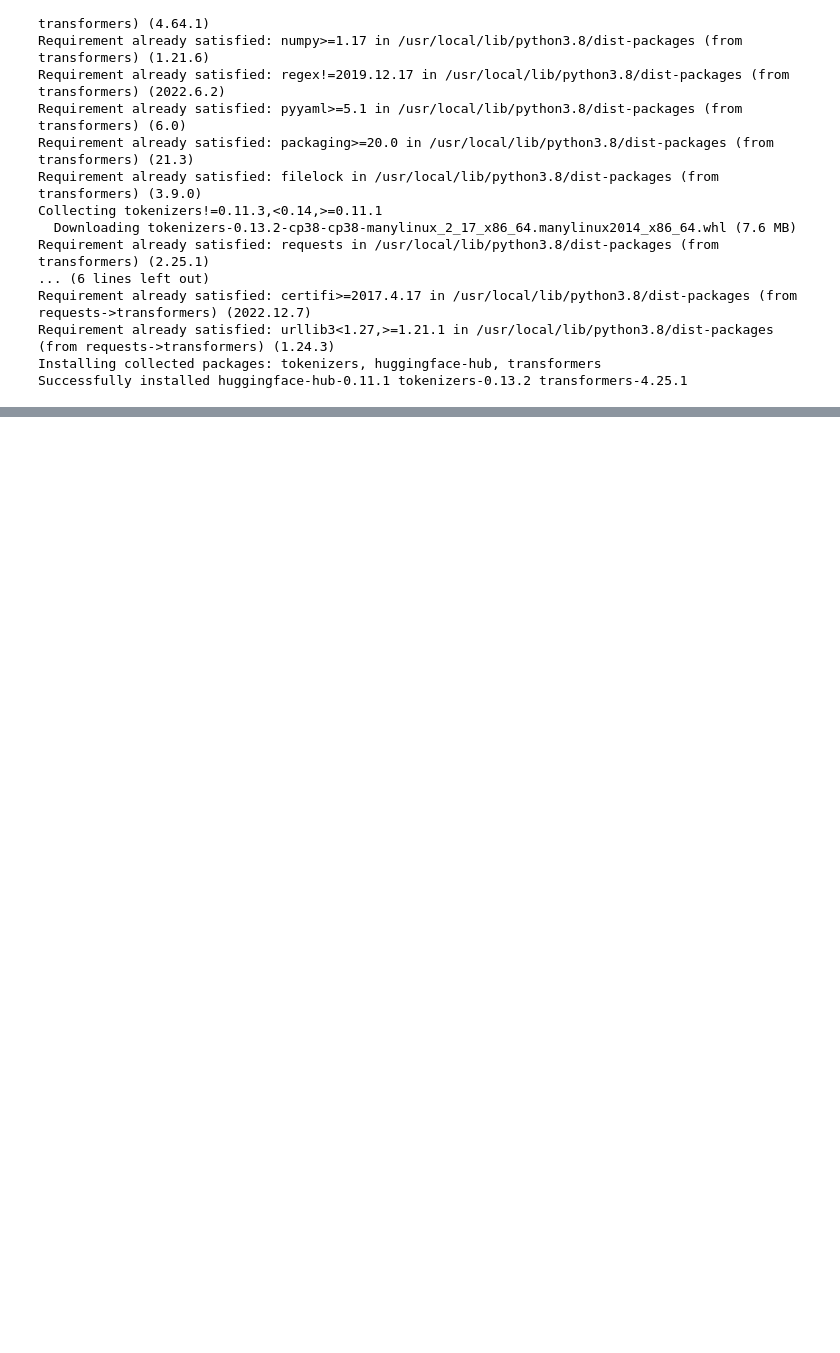
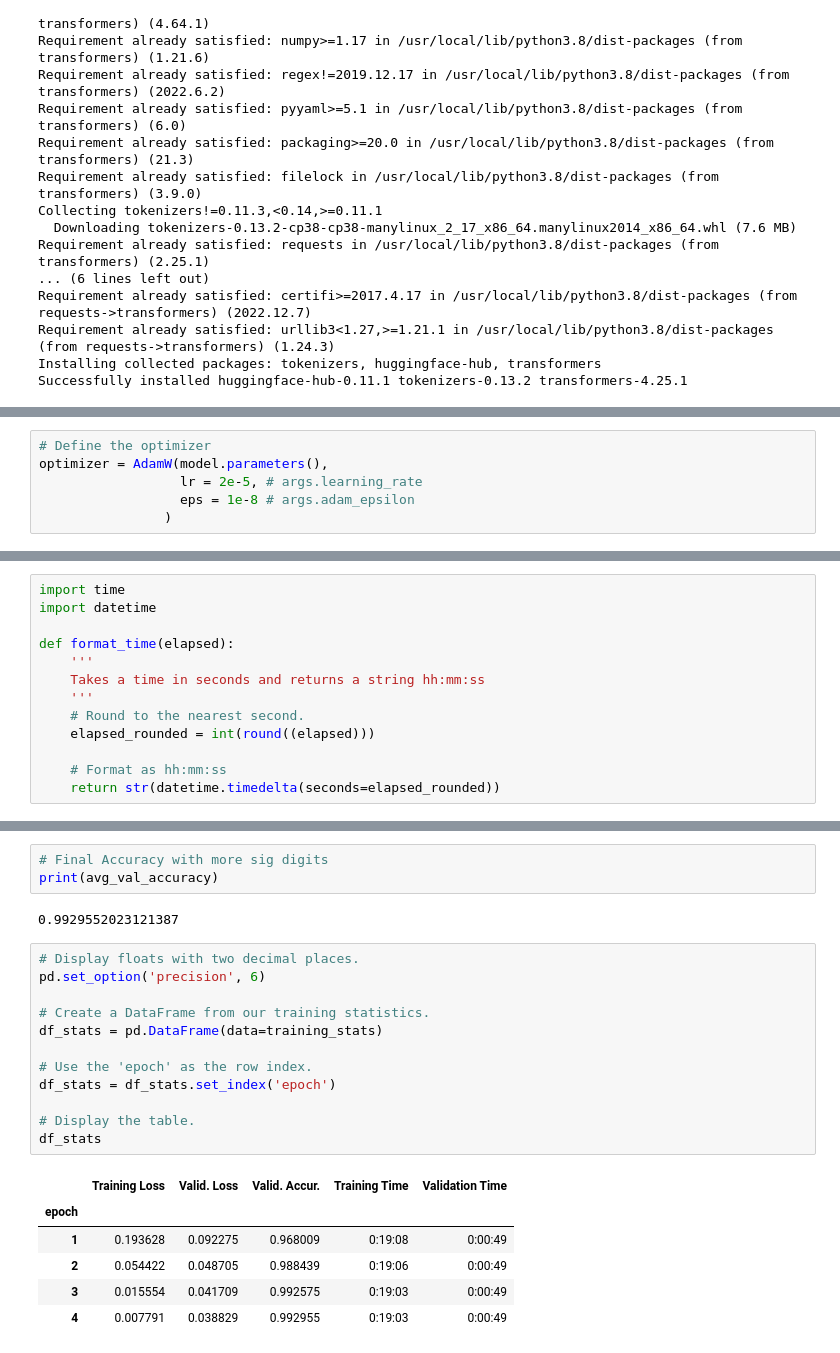
Before and after one commit to nathaniellamjohnson/CAISNews-Headlines-for-Sarcasm-Detection-Winter-Project, a Jupyter notebook: CAISNews_Headlines_for_Sarcasm_Detection_Winter_Project.ipynb, the cells around one changed output, grey strips where cells are left out. Drawn from its saved outputs; the diff is of its cells as text; blank space fills up the shorter version.

```diff
--- a/CAISNews_Headlines_for_Sarcasm_Detection_Winter_Project.ipynb
+++ b/CAISNews_Headlines_for_Sarcasm_Detection_Winter_Project.ipynb
@@ -135,0 +295,6 @@ Successfully installed huggingface-hub-0.11.1 tokenizers-0.13.2 transformers-4.2
+# %%
+# Define the optimizer
+optimizer = AdamW(model.parameters(),
+                  lr = 2e-5, # args.learning_rate
+                  eps = 1e-8 # args.adam_epsilon
+                )
@@ -135,0 +323,13 @@ Successfully installed huggingface-hub-0.11.1 tokenizers-0.13.2 transformers-4.2
+# %%
+import time
+import datetime
+
+def format_time(elapsed):
+    '''
+    Takes a time in seconds and returns a string hh:mm:ss
+    '''
+    # Round to the nearest second.
+    elapsed_rounded = int(round((elapsed)))
+
+    # Format as hh:mm:ss
+    return str(datetime.timedelta(seconds=elapsed_rounded))
@@ -135,0 +542,24 @@ Successfully installed huggingface-hub-0.11.1 tokenizers-0.13.2 transformers-4.2
+# %%
+# Final Accuracy with more sig digits
+print(avg_val_accuracy)
+# %% [output]
+0.9929552023121387
+# %%
+# Display floats with two decimal places.
+pd.set_option('precision', 6)
+
+# Create a DataFrame from our training statistics.
+df_stats = pd.DataFrame(data=training_stats)
+
+# Use the 'epoch' as the row index.
+df_stats = df_stats.set_index('epoch')
+
+# Display the table.
+df_stats
+# %% [output]
+|  | Training Loss | Valid. Loss | Valid. Accur. | Training Time | Validation Time |
+| epoch |  |  |  |  |  |
+| 1 | 0.193628 | 0.092275 | 0.968009 | 0:19:08 | 0:00:49 |
+| 2 | 0.054422 | 0.048705 | 0.988439 | 0:19:06 | 0:00:49 |
+| 3 | 0.015554 | 0.041709 | 0.992575 | 0:19:03 | 0:00:49 |
+| 4 | 0.007791 | 0.038829 | 0.992955 | 0:19:03 | 0:00:49 |
```
Also changed, not shown: parts of 16 cells of this notebook.
